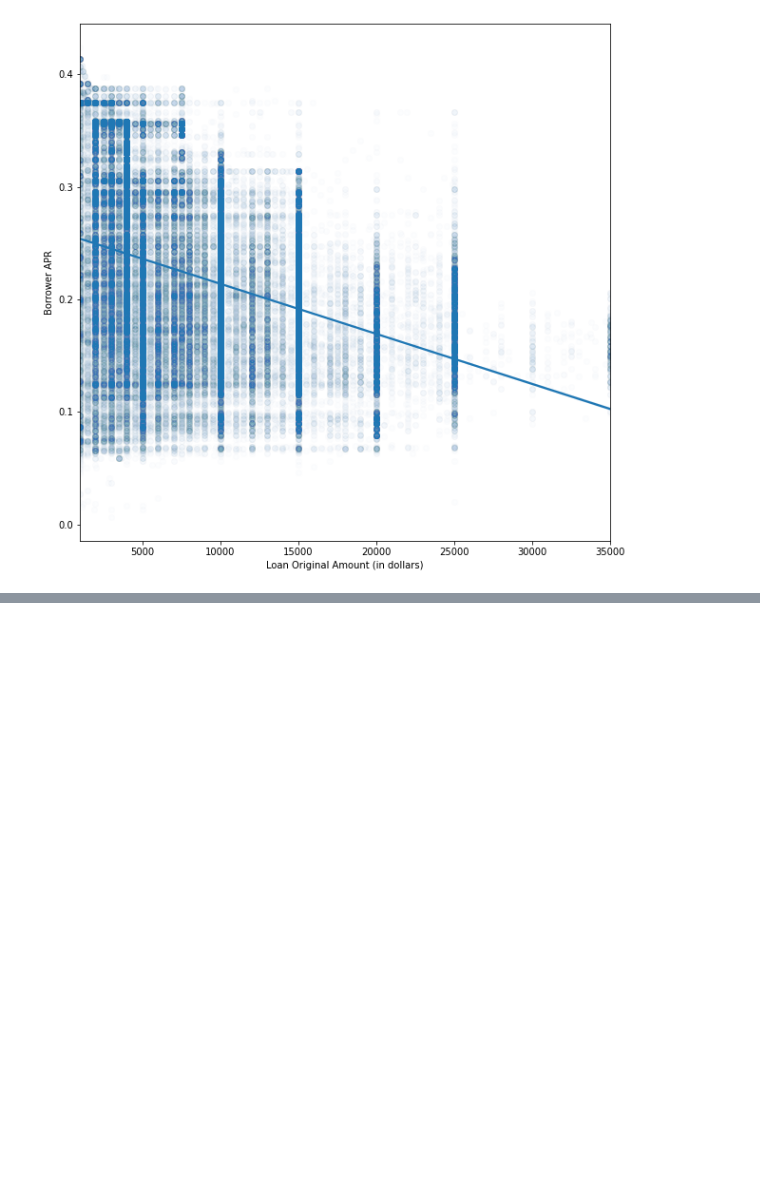
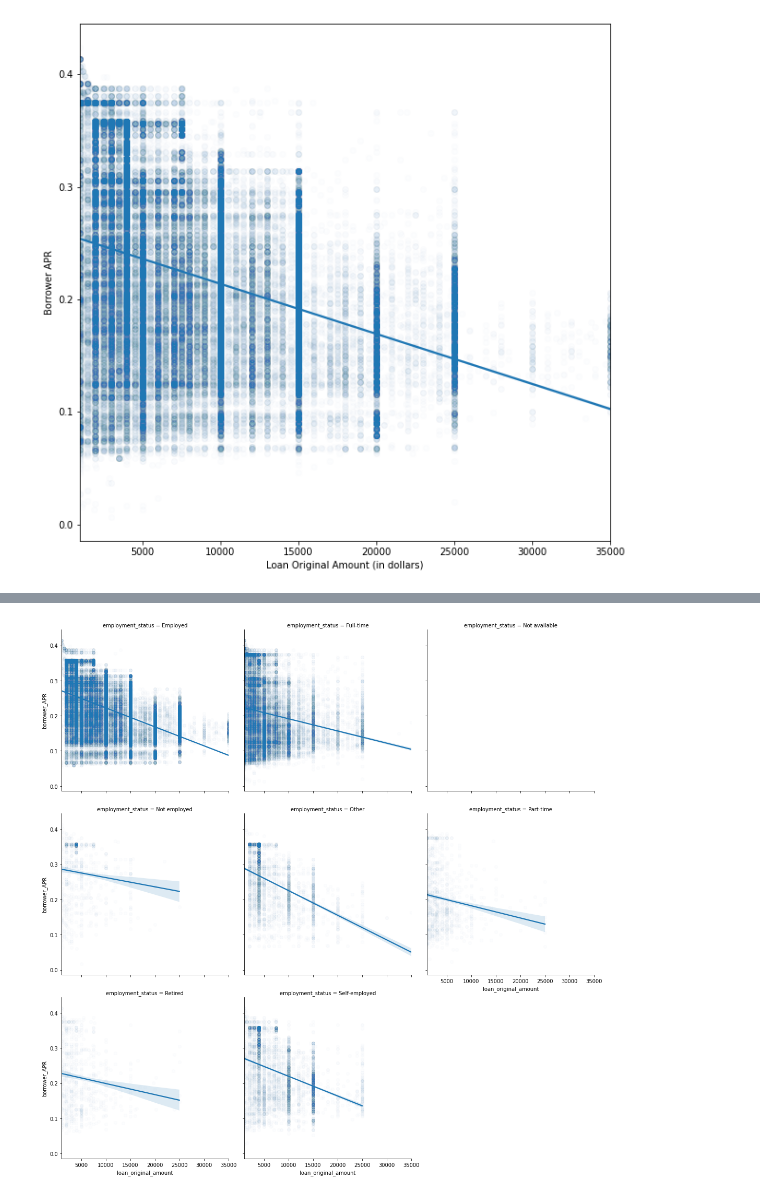
Before and after one commit to jyothirupa/loan-data-visualization, a Jupyter notebook: exploratory_analysis.ipynb, the cells around one changed output, grey strips where cells are left out. Cells and saved outputs as stored; diff of their text form; code cells hidden in the pictures; blank space fills up the shorter version.

```diff
--- a/exploratory_analysis.ipynb
+++ b/exploratory_analysis.ipynb
@@ -733,0 +737,7 @@ your work in the previous sections.
+# %%
+# Effect of employment status on relationship between borrower APR and origination loan amount
+g = sb.FacetGrid(data=loan_data, height=5, col='employment_status', col_wrap=3)
+g.map(sb.regplot, 'loan_original_amount', 'borrower_APR', scatter_kws={'alpha':0.01});
+g.add_legend();
+# %% [output]
+[figure, added]
```
Also changed, not shown: parts of 16 cells of this notebook, 1 other file.
